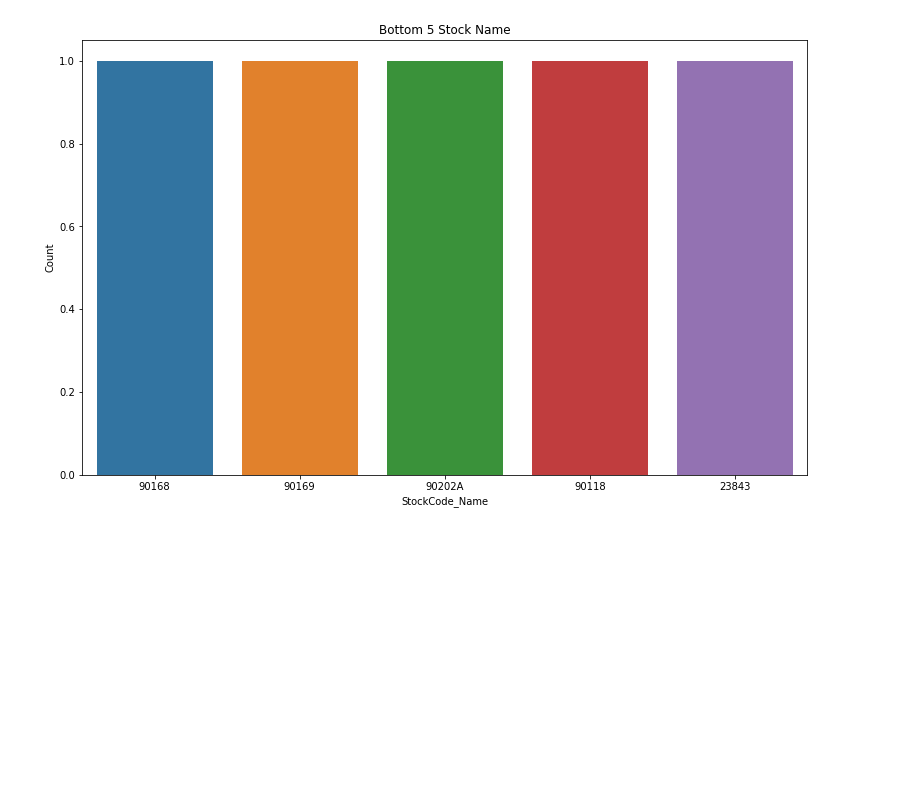
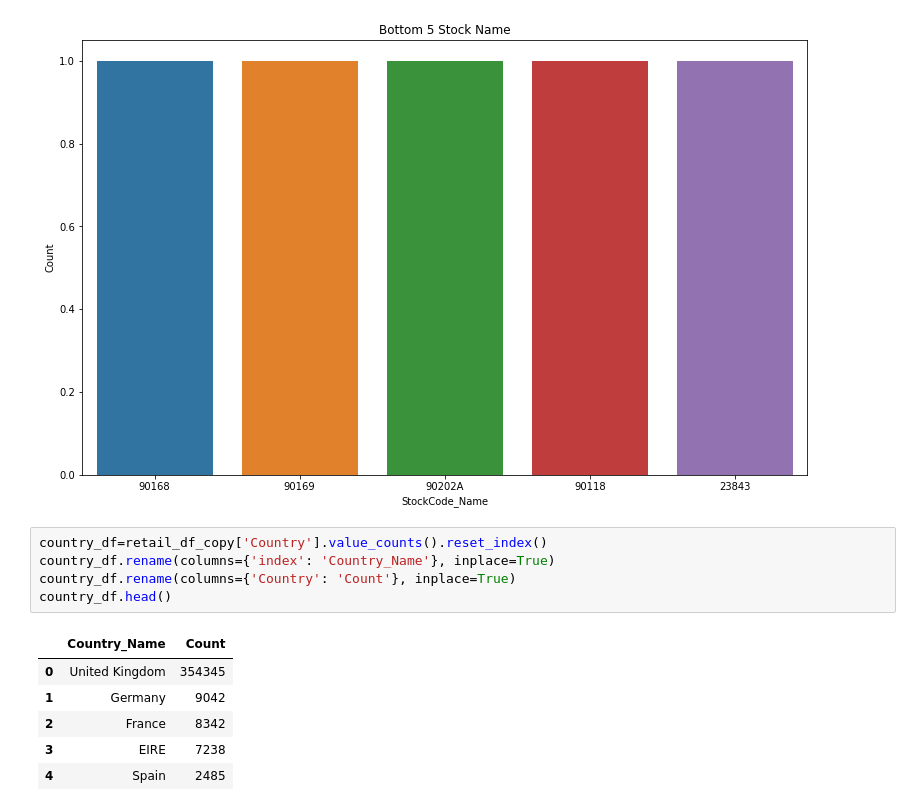
Before and after one commit to MOHD-TAUFIQUE/Customer-Segmentation--Unsupervised-Learning-Capstone-Project-4, a Jupyter notebook: Copy_of_Online_Retail_Customer_Segmentation_Capstone_Project.ipynb, the cells around one changed output. Drawn from its saved outputs; the diff is of its cells as text; blank space fills up the shorter version.

```diff
--- a/Copy_of_Online_Retail_Customer_Segmentation_Capstone_Project.ipynb
+++ b/Copy_of_Online_Retail_Customer_Segmentation_Capstone_Project.ipynb
@@ -496,3 +496,15 @@ sns.barplot(x='StockCode_Name',y='Count',data=StockCode_df[-5:])
 # %% [output]
 <matplotlib.axes._subplots.AxesSubplot at 0x...>
 [figure]
+# %%
+country_df=retail_df_copy['Country'].value_counts().reset_index()
+country_df.rename(columns={'index': 'Country_Name'}, inplace=True)
+country_df.rename(columns={'Country': 'Count'}, inplace=True)
+country_df.head()
+# %% [output]
+|  | Country_Name | Count |
+| 0 | United Kingdom | 354345 |
+| 1 | Germany | 9042 |
+| 2 | France | 8342 |
+| 3 | EIRE | 7238 |
+| 4 | Spain | 2485 |
```
Also changed, not shown: parts of 4 cells of this notebook.
